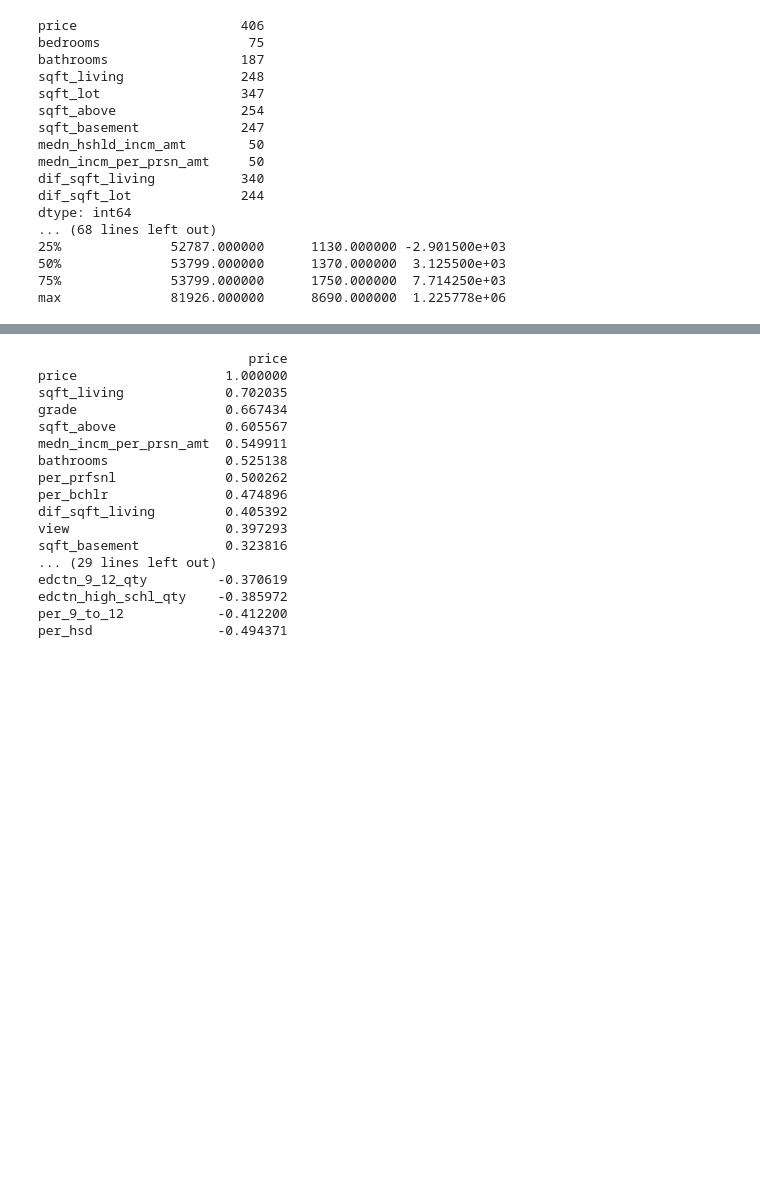
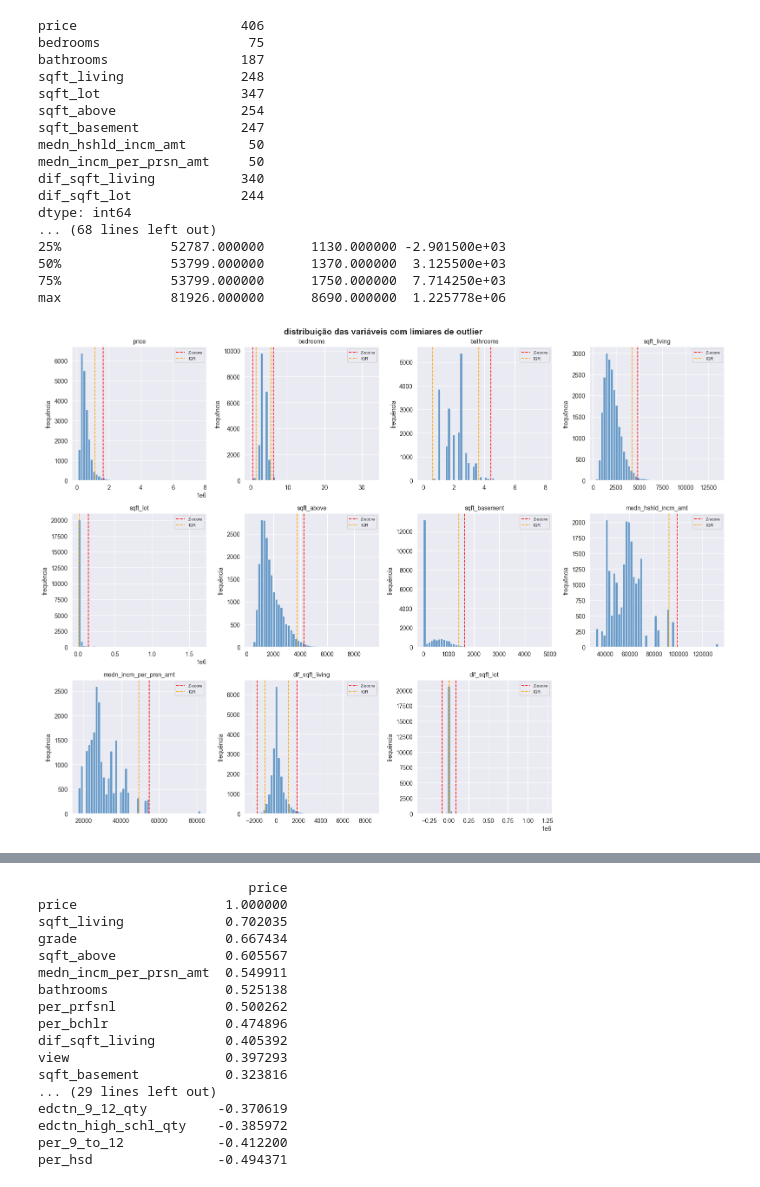
Before and after one commit to biacobral/previsao-preco-casas-ml, a Jupyter notebook: proposta.ipynb, the cells around one changed output, grey strips where cells are left out. Cells and saved outputs as stored; diff of their text form; code cells hidden in the pictures; blank space fills up the shorter version.

```diff
--- a/proposta.ipynb
+++ b/proposta.ipynb
@@ -190,3 +185,41 @@ dtype: int64
 50%              53799.000000      1370.000000  3.125500e+03
 75%              53799.000000      1750.000000  7.714250e+03
 max              81926.000000      8690.000000  1.225778e+06
+# %%
+# histogramas com limiar de outliers
+fig, axes = plt.subplots(3, 4, figsize=(16, 12))
+fig.suptitle("distribuição das variáveis com limiares de outlier", fontsize=14, fontweight='bold')
+axes_flat = axes.flatten()
+
+for i, col in enumerate(detectar_outlier):
+    ax = axes_flat[i]
+    data = df_outlier[col].dropna()
+
+    # limiares z-score
+    mean, std = data.mean(), data.std()
+    z_low, z_high = mean - 3*std, mean + 3*std
+
+    # limiares IQR
+    Q1, Q3 = data.quantile(0.25), data.quantile(0.75)
+    IQR = Q3 - Q1
+    iqr_low, iqr_high = Q1 - 1.5*IQR, Q3 + 1.5*IQR
+
+    ax.hist(data, bins=50, color='#2E75B6', alpha=0.7, edgecolor='white')
+    ax.axvline(z_high,   color='red',    linestyle='--', linewidth=1.2, label='Z-score')
+    ax.axvline(iqr_high, color='orange', linestyle='--', linewidth=1.2, label='IQR')
+
+    # limiar inferior se > mínimo dos dados
+    if z_low > data.min():
+        ax.axvline(z_low,  color='red',    linestyle='--', linewidth=1.2)
+    if iqr_low > data.min():
+        ax.axvline(iqr_low, color='orange', linestyle='--', linewidth=1.2)
+
+    ax.set_title(col, fontsize=10)
+    ax.set_ylabel("frequência")
+    ax.legend(fontsize=7)
+
+axes_flat[-1].set_visible(False)
+plt.tight_layout()
+plt.show()
+# %% [output]
+[figure, added]
```
Also changed, not shown: parts of 2 cells of this notebook.
